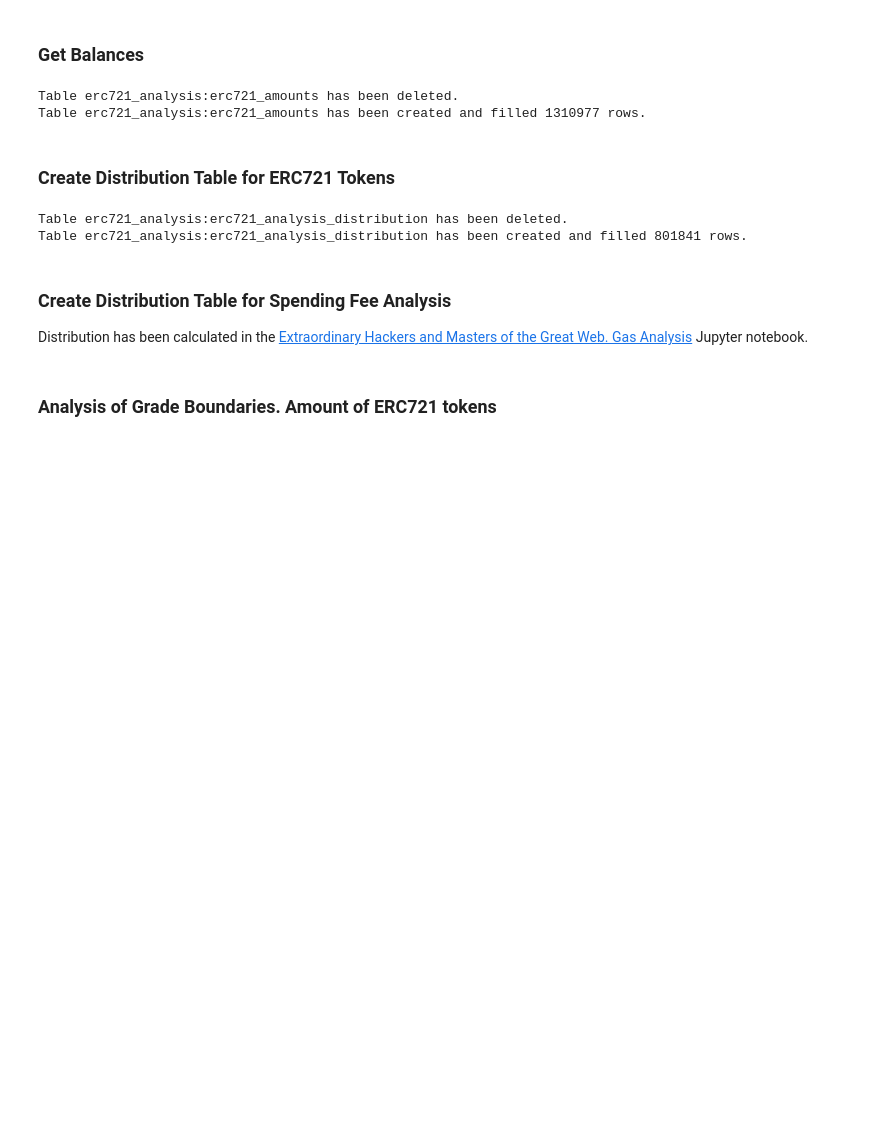
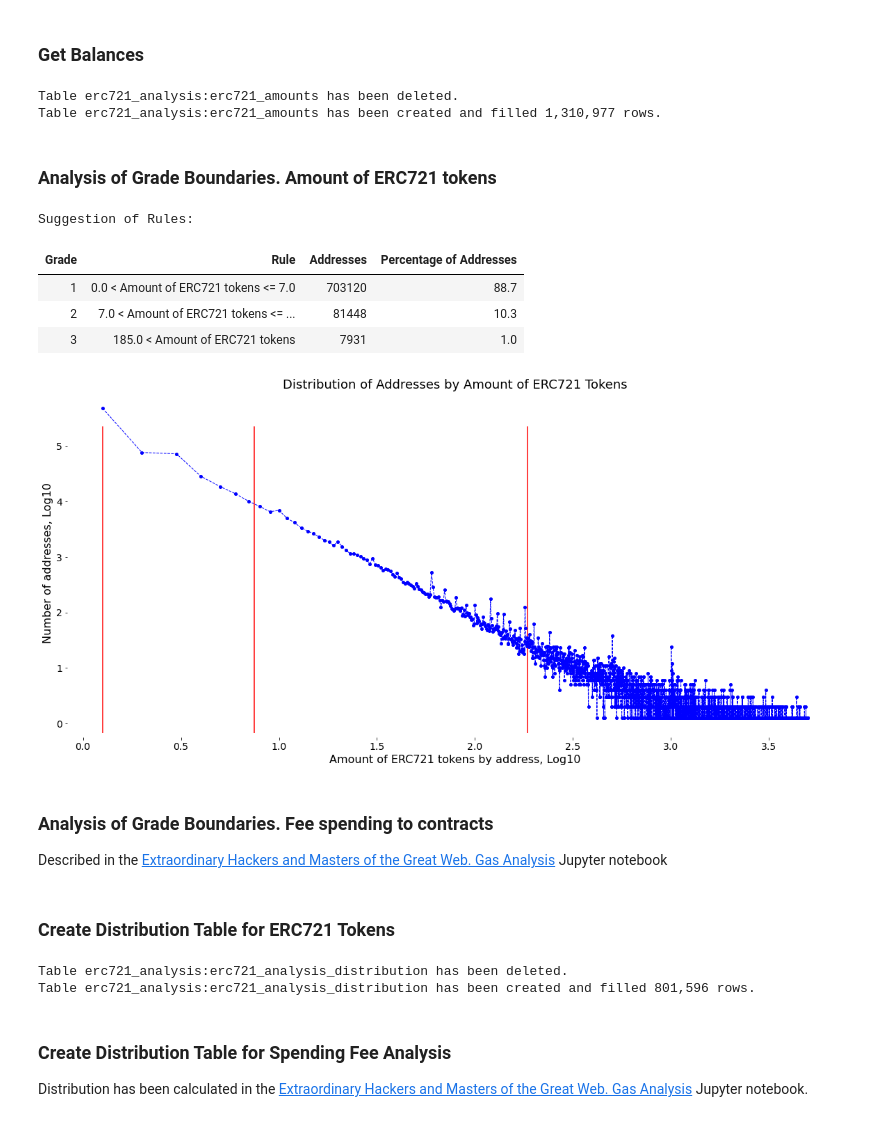
Before and after one commit to Snedashkovsky/cybergift, a Jupyter notebook: erc721__masters_and_cyberpunks.ipynb, the cells around one changed output. Saved outputs shown, nothing was run; the diff lists cells and outputs as text; code cells hidden in the pictures; blank space fills up the shorter version.

Commit message:
Refactoring ERC721 Analysis: - Add special events handler for erc721 and refactoring `erc721__masters_and_cyberpunks.ipynb` - Recalculating `final_distribution.ipynb` - Update `README.md`

```diff
--- a/erc721__masters_and_cyberpunks.ipynb
+++ b/erc721__masters_and_cyberpunks.ipynb
@@ -283,6 +283,7 @@ query_2 = f'''
                 ) AS event_hashes
             USING (event_hash)
             WHERE ARRAY_LENGTH(topics) >= 2 )
+        WHERE ARRAY_LENGTH(topics) >= argument_number + 1
         GROUP BY transaction_hash, token_address,to_address
       ),
     outgoing_logs AS (
@@ -390,11 +391,52 @@ if CREATE_TABLES:
                  dataset_name=ERC721_ANALYSIS_DATASET_NAME)
 # %% [output]
 Table erc721_analysis:erc721_amounts has been deleted.
-Table erc721_analysis:erc721_amounts has been created and filled 1310977 rows.
+Table erc721_analysis:erc721_amounts has been created and filled 1,310,977 rows.
+# %% [markdown]
+### Analysis of Grade Boundaries. Amount of ERC721 tokens
+# %%
+query_3 = f'''
+    SELECT
+        sum_amount,
+        count(address) as number_of_addresses
+    FROM (
+        SELECT
+            address,
+            count(distinct token_address) as number_of_tokens,
+            sum(amount) as sum_amount
+        FROM `{PROJECT_ID}.{ERC721_ANALYSIS_DATASET_NAME}.{ERC721_AMOUNT_TABLE_NAME}`
+        WHERE amount > 0
+          AND address != '0x0000000000000000000000000000000000000000'
+          AND address != token_address
+        GROUP BY address
+        HAVING number_of_tokens > {min_number_of_tokens})
+    GROUP BY sum_amount
+'''
+
+address_agg_by_sum_amount_of_tokens_df = get_df(query_3)
+# %%
+boundary_erc721_amount = \
+    grade_boundaries_analysis(
+        distribution_df=address_agg_by_sum_amount_of_tokens_df,
+        value_column = 'sum_amount',
+        value_chart_label = 'Amount of ERC721 tokens by address, Log10',
+        value_name = 'Amount of ERC721 tokens',
+        chart_title = 'Distribution of Addresses by Amount of ERC721 Tokens',
+        max_show_value = 5000)
+# %% [output]
+Suggestion of Rules:
+| Grade | Rule | Addresses | Percentage of Addresses |
+| 1 | 0.0 < Amount of ERC721 tokens <= 7.0 | 703120 | 88.7 |
+| 2 | 7.0 < Amount of ERC721 tokens <= ... | 81448 | 10.3 |
+| 3 | 185.0 < Amount of ERC721 tokens | 7931 | 1.0 |
+[figure, added]
+# %% [markdown]
+### Analysis of Grade Boundaries. Fee spending to contracts
+Described in the [Extraordinary Hackers and Masters of the Great Web. Gas Analysis](extraordinary_hackers_and_masters__gas_analysis.ipynb) Jupyter notebook
 # %% [markdown]
 ### Create Distribution Table for ERC721 Tokens
 # %%
-query_3 = f'''
+query_4 = f'''
     WITH erc721_amount AS (
         SELECT
             address,
@@ -403,6 +445,8 @@ query_3 = f'''
             sum(amount) as sum_amount
         FROM `{PROJECT_ID}.{ERC721_ANALYSIS_DATASET_NAME}.{ERC721_AMOUNT_TABLE_NAME}`
         WHERE amount > 0
+          AND address != '0x0000000000000000000000000000000000000000'
+          AND address != token_address
         GROUP BY address),
     urbit_owners AS (
         SELECT
@@ -460,14 +504,12 @@ if DROP_TABLES:
                dataset_name=ERC721_ANALYSIS_DATASET_NAME)
 
 if CREATE_TABLES:
-    create_table(query=query_3,
+    create_table(query=query_4,
                  table_name=ERC721_ANALYSIS_DISTRIBUTION_TABLE_NAME,
                  dataset_name=ERC721_ANALYSIS_DATASET_NAME)
 # %% [output]
 Table erc721_analysis:erc721_analysis_distribution has been deleted.
-Table erc721_analysis:erc721_analysis_distribution has been created and filled 801841 rows.
+Table erc721_analysis:erc721_analysis_distribution has been created and filled 801,596 rows.
 # %% [markdown]
 ### Create Distribution Table for Spending Fee Analysis
 Distribution has been calculated in the [Extraordinary Hackers and Masters of the Great Web. Gas Analysis](extraordinary_hackers_and_masters__gas_analysis.ipynb) Jupyter notebook.
-# %% [markdown]
-### Analysis of Grade Boundaries. Amount of ERC721 tokens
```
Also changed, not shown: parts of 6 cells of this notebook, 2 other files.
